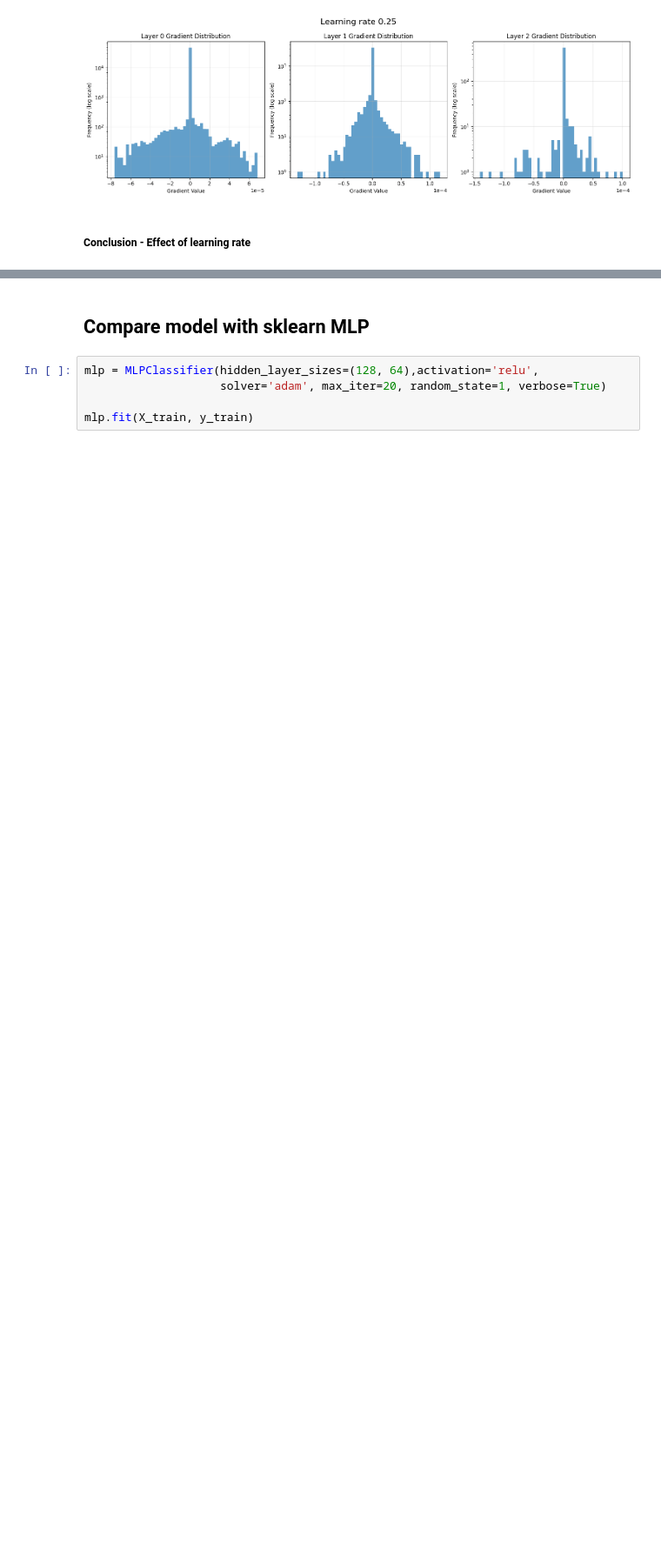
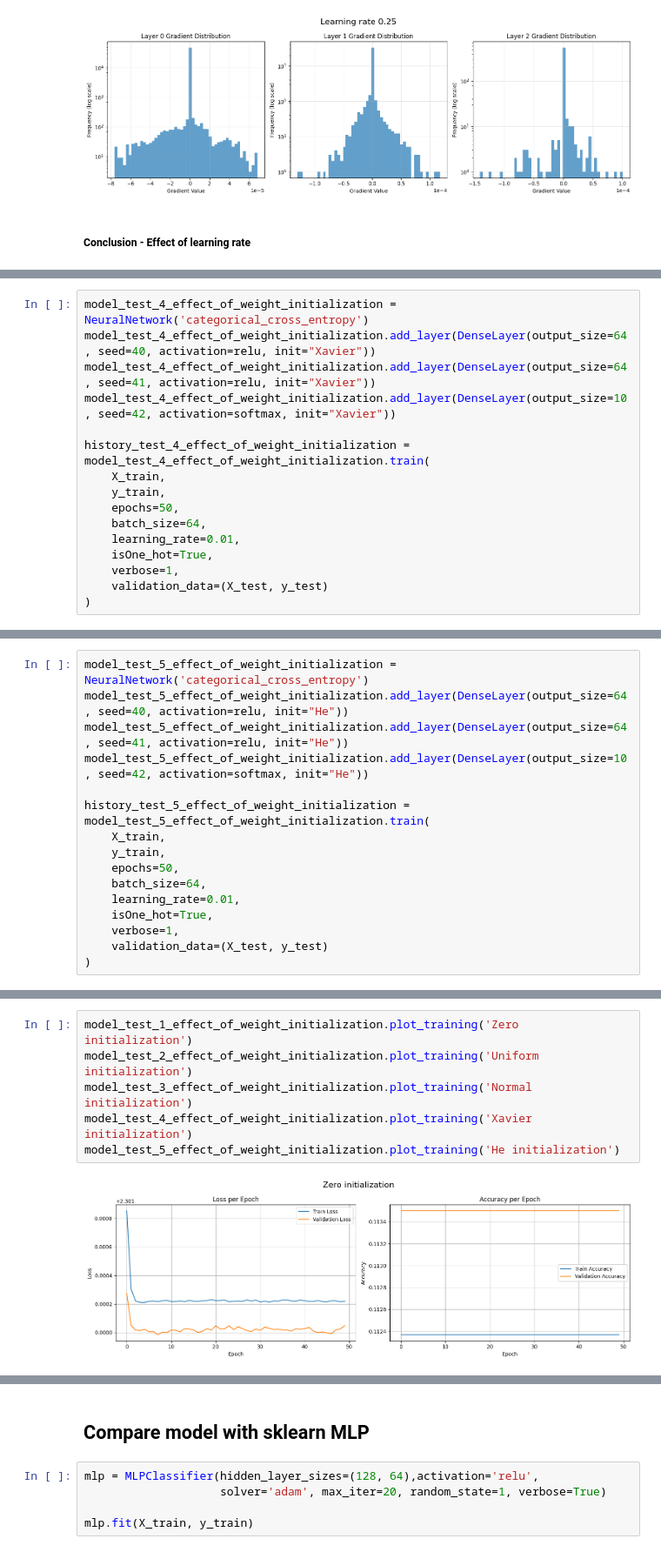
Before and after one commit to riyorax/Tugas-Besar-1-IF3270, a Jupyter notebook: src/main.ipynb, the cells around one changed output, grey strips where cells are left out. Shown at 87% size. Cells and saved outputs as stored; diff of their text form; blank space fills up the shorter version.

Commit message:
feat: weight initialization analysis

```diff
--- a/src/main.ipynb
+++ b/src/main.ipynb
@@ -903,0 +1066,16 @@ asdasd
+# %%
+model_test_4_effect_of_weight_initialization = NeuralNetwork('categorical_cross_entropy')
+model_test_4_effect_of_weight_initialization.add_layer(DenseLayer(output_size=64, seed=40, activation=relu, init="Xavier"))
+model_test_4_effect_of_weight_initialization.add_layer(DenseLayer(output_size=64, seed=41, activation=relu, init="Xavier"))
+model_test_4_effect_of_weight_initialization.add_layer(DenseLayer(output_size=10, seed=42, activation=softmax, init="Xavier"))
+
+history_test_4_effect_of_weight_initialization = model_test_4_effect_of_weight_initialization.train(
+    X_train,
+    y_train,
+    epochs=50,
+    batch_size=64,
+    learning_rate=0.01,
+    isOne_hot=True,
+    verbose=1,
+    validation_data=(X_test, y_test)
+)
@@ -903,0 +1109,16 @@ asdasd
+# %%
+model_test_5_effect_of_weight_initialization = NeuralNetwork('categorical_cross_entropy')
+model_test_5_effect_of_weight_initialization.add_layer(DenseLayer(output_size=64, seed=40, activation=relu, init="He"))
+model_test_5_effect_of_weight_initialization.add_layer(DenseLayer(output_size=64, seed=41, activation=relu, init="He"))
+model_test_5_effect_of_weight_initialization.add_layer(DenseLayer(output_size=10, seed=42, activation=softmax, init="He"))
+
+history_test_5_effect_of_weight_initialization = model_test_5_effect_of_weight_initialization.train(
+    X_train,
+    y_train,
+    epochs=50,
+    batch_size=64,
+    learning_rate=0.01,
+    isOne_hot=True,
+    verbose=1,
+    validation_data=(X_test, y_test)
+)
@@ -903,0 +1152,8 @@ asdasd
+# %%
+model_test_1_effect_of_weight_initialization.plot_training('Zero initialization')
+model_test_2_effect_of_weight_initialization.plot_training('Uniform initialization')
+model_test_3_effect_of_weight_initialization.plot_training('Normal initialization')
+model_test_4_effect_of_weight_initialization.plot_training('Xavier initialization')
+model_test_5_effect_of_weight_initialization.plot_training('He initialization')
+# %% [output]
+[figure, added]
```
Also changed, not shown: parts of 26 cells of this notebook.
